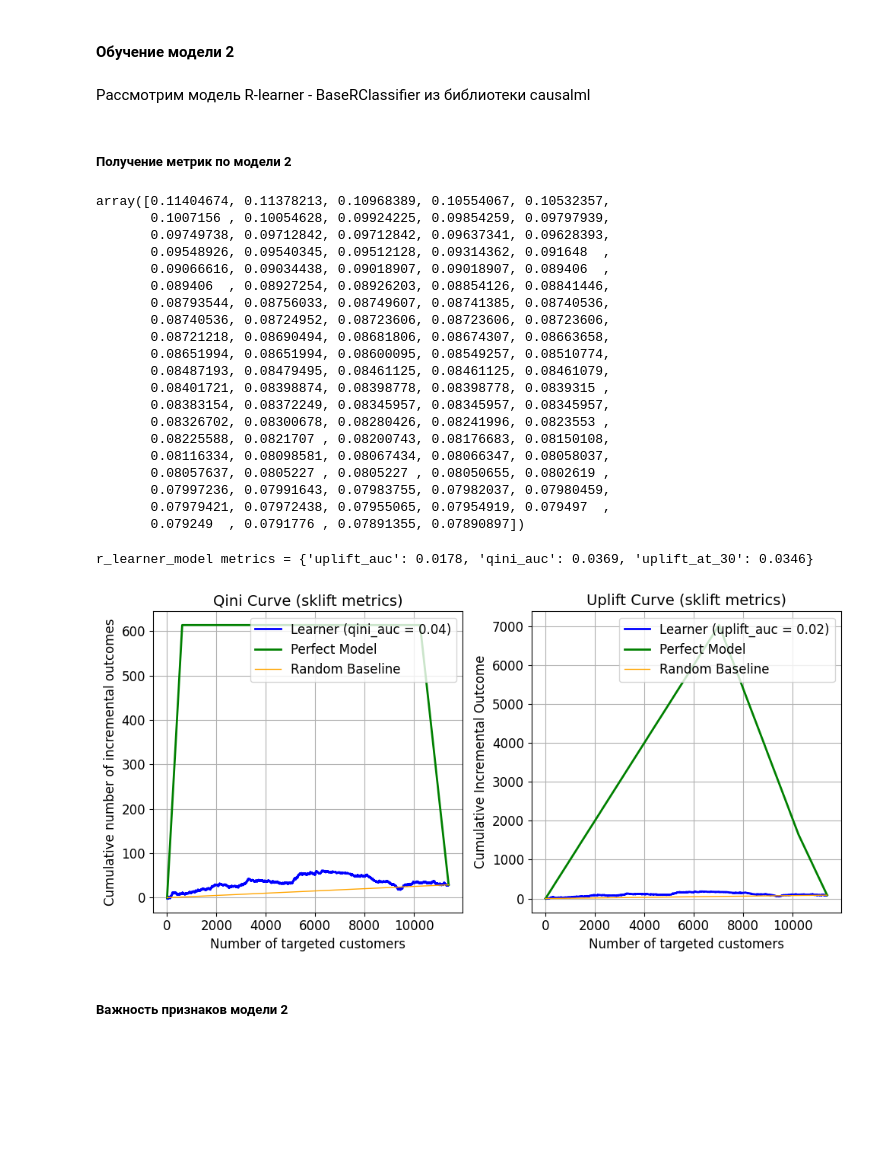
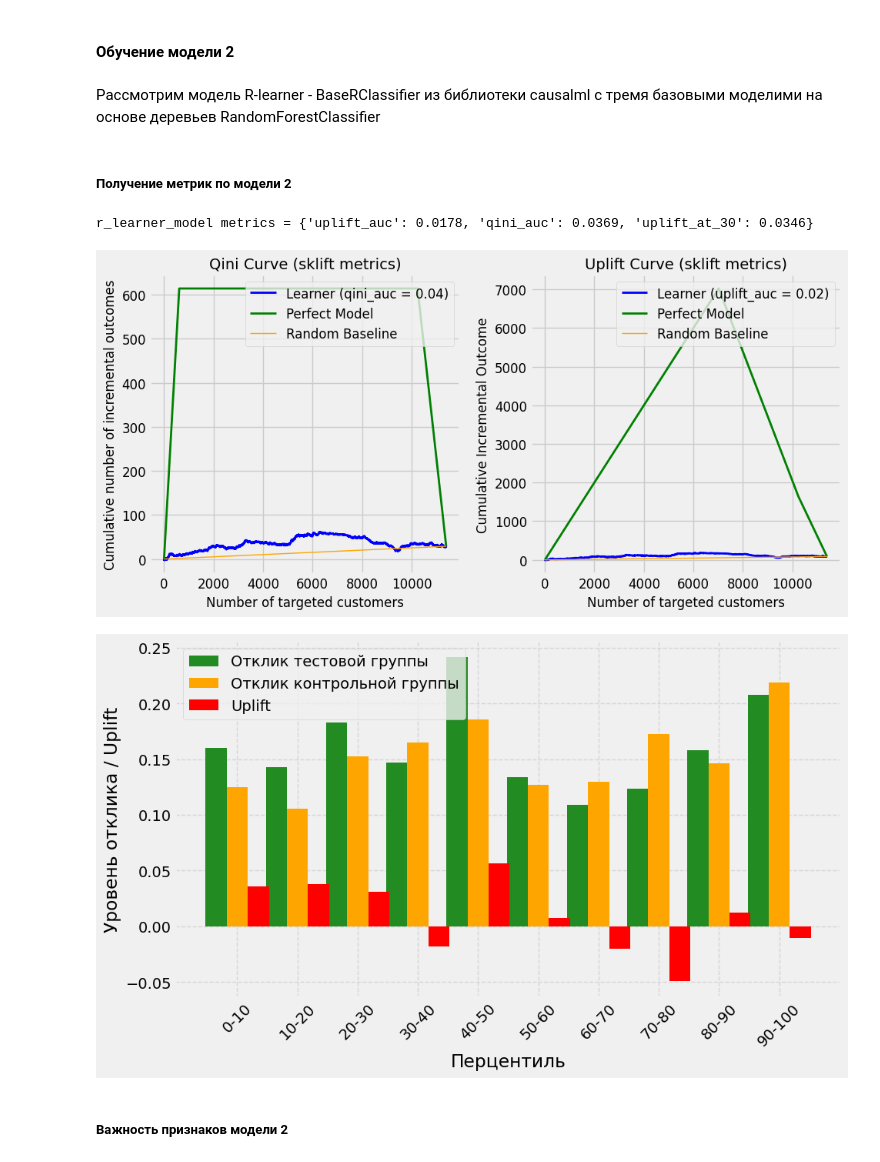
Before and after one commit to khromenko/mle-uplift-final-project-2025, a Jupyter notebook: final_project.ipynb, the cells around one changed output. Cells and saved outputs as stored; diff of their text form; code cells hidden in the pictures; blank space fills up the shorter version.

```diff
--- a/final_project.ipynb
+++ b/final_project.ipynb
@@ -1211,7 +1153,7 @@ plt.savefig(f'{model_path}/fi-score.png', bbox_inches='tight')
 # %% [markdown]
 #### Обучение модели 2
 # %% [markdown]
-Рассмотрим модель R-learner - BaseRClassifier из библиотеки causalml
+Рассмотрим модель R-learner - BaseRClassifier из библиотеки causalml с тремя базовыми моделими на основе деревьев RandomForestClassifier
 # %%
 from causalml.inference.meta import BaseRLearner
 from sklearn.ensemble import RandomForestClassifier, RandomForestRegressor
@@ -1242,58 +1184,21 @@ r_learner_model = BaseRLearner(
 r_learner_model.fit(X=X_train.values, treatment=treat_train, y=y_train) #p=?
 # %% [markdown]
 ##### Получение метрик по модели 2
-# %%
-r_learner_pred = r_learner_model.predict(X_test.values).squeeze()
-
-# view top 100 elements for descending order sorted result
-np.sort(uplift_tree_pred)[-1:-100:-1]
-# %% [output]
-array([0.11404674, 0.11378213, 0.10968389, 0.10554067, 0.10532357,
-       0.1007156 , 0.10054628, 0.09924225, 0.09854259, 0.09797939,
-       0.09749738, 0.09712842, 0.09712842, 0.09637341, 0.09628393,
-       0.09548926, 0.09540345, 0.09512128, 0.09314362, 0.091648  ,
-       0.09066616, 0.09034438, 0.09018907, 0.09018907, 0.089406  ,
-       0.089406  , 0.08927254, 0.08926203, 0.08854126, 0.08841446,
-       0.08793544, 0.08756033, 0.08749607, 0.08741385, 0.08740536,
-       0.08740536, 0.08724952, 0.08723606, 0.08723606, 0.08723606,
-       0.08721218, 0.08690494, 0.08681806, 0.08674307, 0.08663658,
-       0.08651994, 0.08651994, 0.08600095, 0.08549257, 0.08510774,
-       0.08487193, 0.08479495, 0.08461125, 0.08461125, 0.08461079,
-       0.08401721, 0.08398874, 0.08398778, 0.08398778, 0.0839315 ,
-       0.08383154, 0.08372249, 0.08345957, 0.08345957, 0.08345957,
-       0.08326702, 0.08300678, 0.08280426, 0.08241996, 0.0823553 ,
-       0.08225588, 0.0821707 , 0.08200743, 0.08176683, 0.08150108,
-       0.08116334, 0.08098581, 0.08067434, 0.08066347, 0.08058037,
-       0.08057637, 0.0805227 , 0.0805227 , 0.08050655, 0.0802619 ,
-       0.07997236, 0.07991643, 0.07983755, 0.07982037, 0.07980459,
-       0.07979421, 0.07972438, 0.07955065, 0.07954919, 0.079497  ,
-       0.079249  , 0.0791776 , 0.07891355, 0.07890897])
-# %%
-import json, os
-import utils
-import matplotlib.pyplot as plt
-
-metrics = utils.calc_uplift_metics(y_true=y_test, pred_uplift=r_learner_pred, treat_true=treat_test)
-print(f'r_learner_model metrics = {metrics}')
-
-model_path = 'models/r_learner_model'
-
-# save to file for logging
-os.makedirs(model_path, exist_ok=True)
-with open(f'{model_path}/metrics.json', 'w', encoding='UTF-8') as f:
-    json.dump(metrics, f, indent=4)
-
-# построим графики вручную на основе данных из sklift
-fig, axs = plt.subplots(1, 2, figsize=(10, 5))
-
-utils.plot_qini_curve(y_test, r_learner_pred, treat_test, axs=axs[0])
-utils.plot_uplift_curve(y_test, r_learner_pred, treat_test, axs=axs[1])
-plt.tight_layout()
-
-fig.savefig(f'{model_path}/qini_uplift_curves.png')
-# %% [output]
-r_learner_model metrics = {'uplift_auc': 0.0178, 'qini_auc': 0.0369, 'uplift_at_30': 0.0346}
-[figure, removed]
+# %%
+import utils
+
+model_path = 'models/r_learner_model'
+
+r_learner_pred = r_learner_model.predict(X_test.values).squeeze()
+
+metrics = utils.calc_and_save_uplift_metrics(y_test, r_learner_pred, treat_test, model_path)
+print(f'r_learner_model metrics = {metrics}')
+
+utils.plot_and_save_uplift_curves(y_test, r_learner_pred, treat_test, model_path)
+# %% [output]
+r_learner_model metrics = {'uplift_auc': 0.0178, 'qini_auc': 0.0369, 'uplift_at_30': 0.0346}
+[figure, added]
+[figure, added]
 # %% [markdown]
 ##### Важность признаков модели 2
 # %%
```
Also changed, not shown: parts of 90 cells of this notebook, 22 other files.
